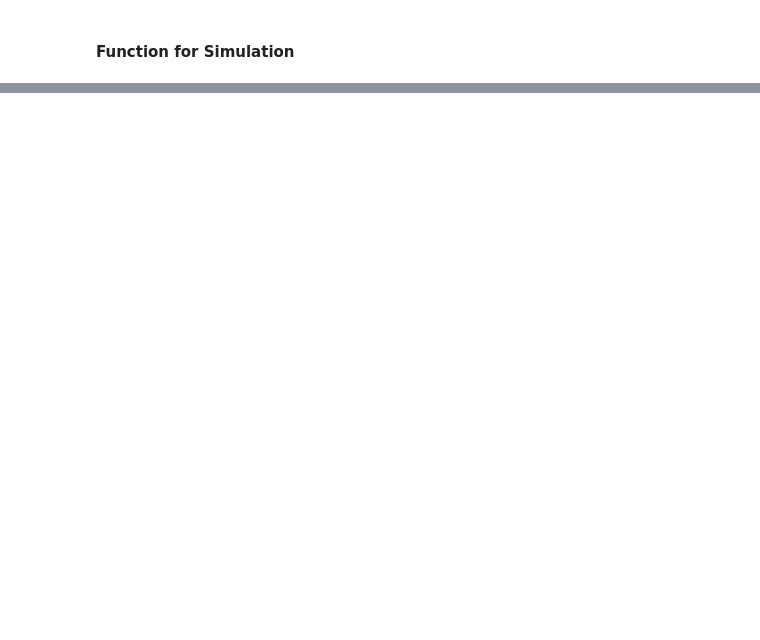
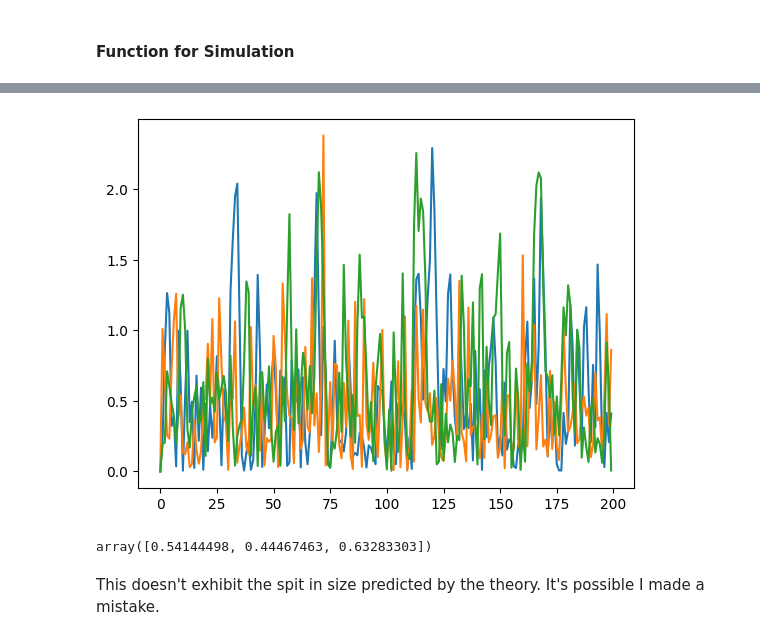
Before and after one commit to djpasseyjr/graphinference, a Jupyter notebook: Notebooks/Jupyter/VARAlternateForms.ipynb, the cells around one changed output, grey strips where cells are left out. Drawn from its saved outputs; the diff is of its cells as text; code cells hidden in the pictures; blank space fills up the shorter version.

```diff
--- a/Notebooks/Jupyter/VARAlternateForms.ipynb
+++ b/Notebooks/Jupyter/VARAlternateForms.ipynb
@@ -157,0 +254,61 @@ plt.plot(Y.T)
+# %%
+# Make a symmetric A matrix
+A = np.array([
+    [0.0, 1.0, 1.0],
+    [1.0, 0.0, 1.0],
+    [1.0, 1.0, 0.0],
+])
+
+# Rescale spectral radius of symmetric A
+desired_spect_rad = .9
+A = rescale_spec_rad(A, desired_spect_rad)
+
+
+# mu vector
+mu = np.array([0.0, 2, 4])
+
+
+# Covariance of white noise
+cov = .2 * np.array([
+    [1., 0.5, 0.0],
+    [0.5,  1., 0.0],
+    [0.0, 0.0, 1.0],
+])
+
+# Truncated noise sum solution
+Yform2, U = var_sim_form2(mu, A, cov, max_A_pow=max_A_pow)
+
+# translate mu vector to nu vector
+nu = (np.eye(A.shape[0]) - A) @ mu
+# Collect the necessary noise vectors
+noise_vecs = U[max_A_pow:]
+# Initial condition taken from the previous
+y0 = Yform2[0, :]
+
+# Difference relation solution
+Yform1 = var_sim_form1(nu, A, cov, y0, noise_vecs)
+
+# Error vectors
+error = Yform1 - Yform2
+
+eigvals, eigvecs = np.linalg.eig(A)
+
+# Because the eigenvectors are unit length we can compute the norm
+# of the projection of the error onto the eigenvectors
+# by taking the absolute value of the dot product of the error
+# with each eigenvector.
+
+# Because the eigenvectors are columns, we transpose the matrix
+# and matrix multiply with each error vector
+
+error_proj = np.abs(eigvecs.T @ error.T)
+
+plt.plot(error_proj.T)
+plt.show()
+
+np.mean(error_proj, axis=1)
+# %% [output]
+[figure, added]
+array([0.54144498, 0.44467463, 0.63283303])
+# %% [markdown]
+This doesn't exhibit the spit in size predicted by the theory. It's possible I made a mistake.
```
Also changed, not shown: parts of 24 cells of this notebook, 3 other files.
